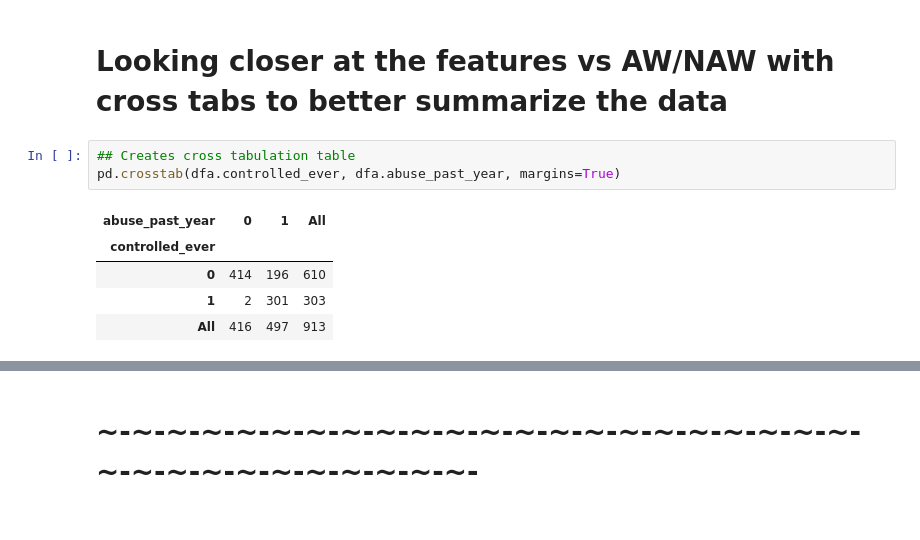
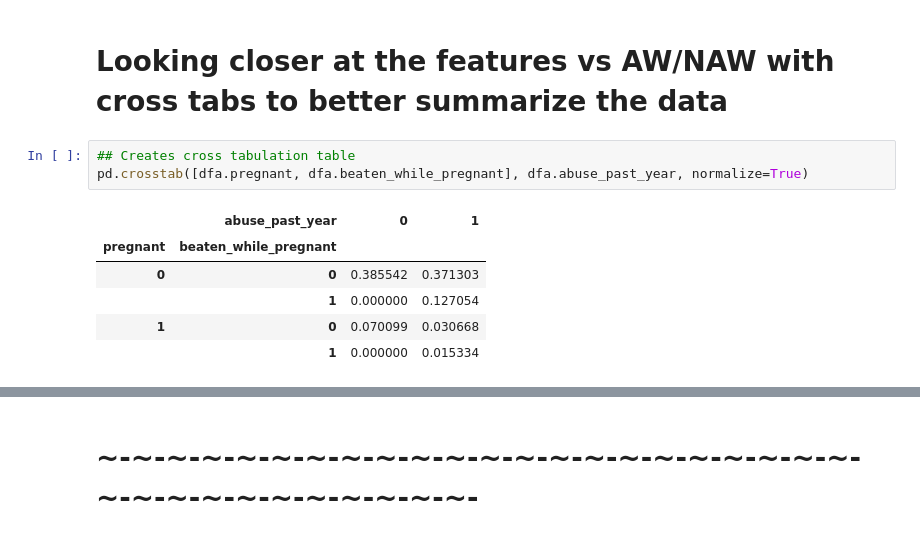
Before and after one commit to codeup-capstone-one/domestic-violence, a Jupyter notebook: Phase_1.ipynb, the cells around one changed output, grey strips where cells are left out. Cells and saved outputs as stored; diff of their text form.

```diff
--- a/Phase_1.ipynb
+++ b/Phase_1.ipynb
@@ -486,10 +486,11 @@ sns.scatterplot(
 # Looking closer at the features vs AW/NAW with cross tabs to better summarize the data
 # %%
 ## Creates cross tabulation table
-pd.crosstab(dfa.controlled_ever, dfa.abuse_past_year, margins=True)
+pd.crosstab([dfa.pregnant, dfa.beaten_while_pregnant], dfa.abuse_past_year, normalize=True)
 # %% [output]
-| abuse_past_year | 0 | 1 | All |
-| controlled_ever |  |  |  |
-| 0 | 414 | 196 | 610 |
-| 1 | 2 | 301 | 303 |
-| All | 416 | 497 | 913 |
+|  | abuse_past_year | 0 | 1 |
+| pregnant | beaten_while_pregnant |  |  |
+| 0 | 0 | 0.385542 | 0.371303 |
+|  | 1 | 0.000000 | 0.127054 |
+| 1 | 0 | 0.070099 | 0.030668 |
+|  | 1 | 0.000000 | 0.015334 |
```
Also changed, not shown: parts of 15 cells of this notebook.
